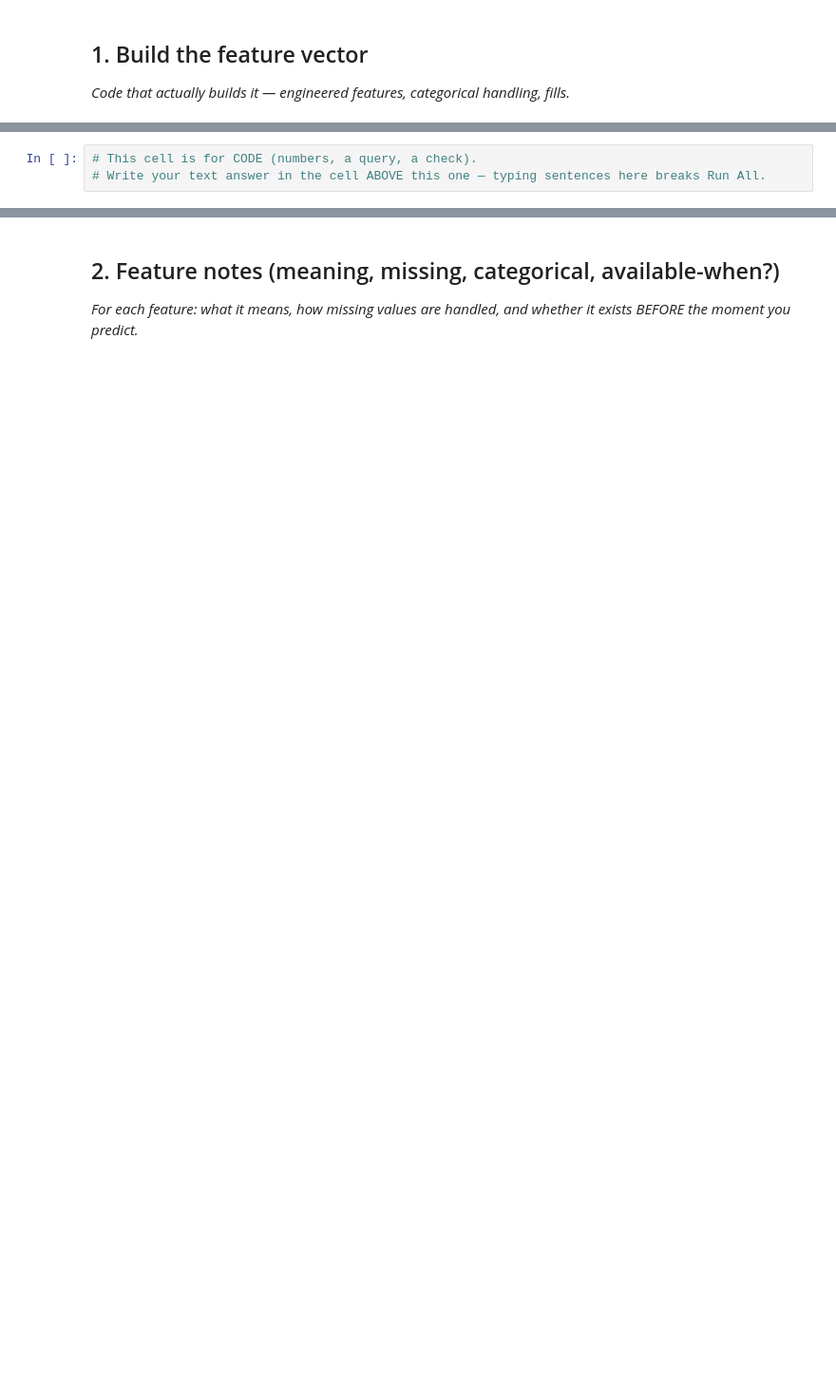
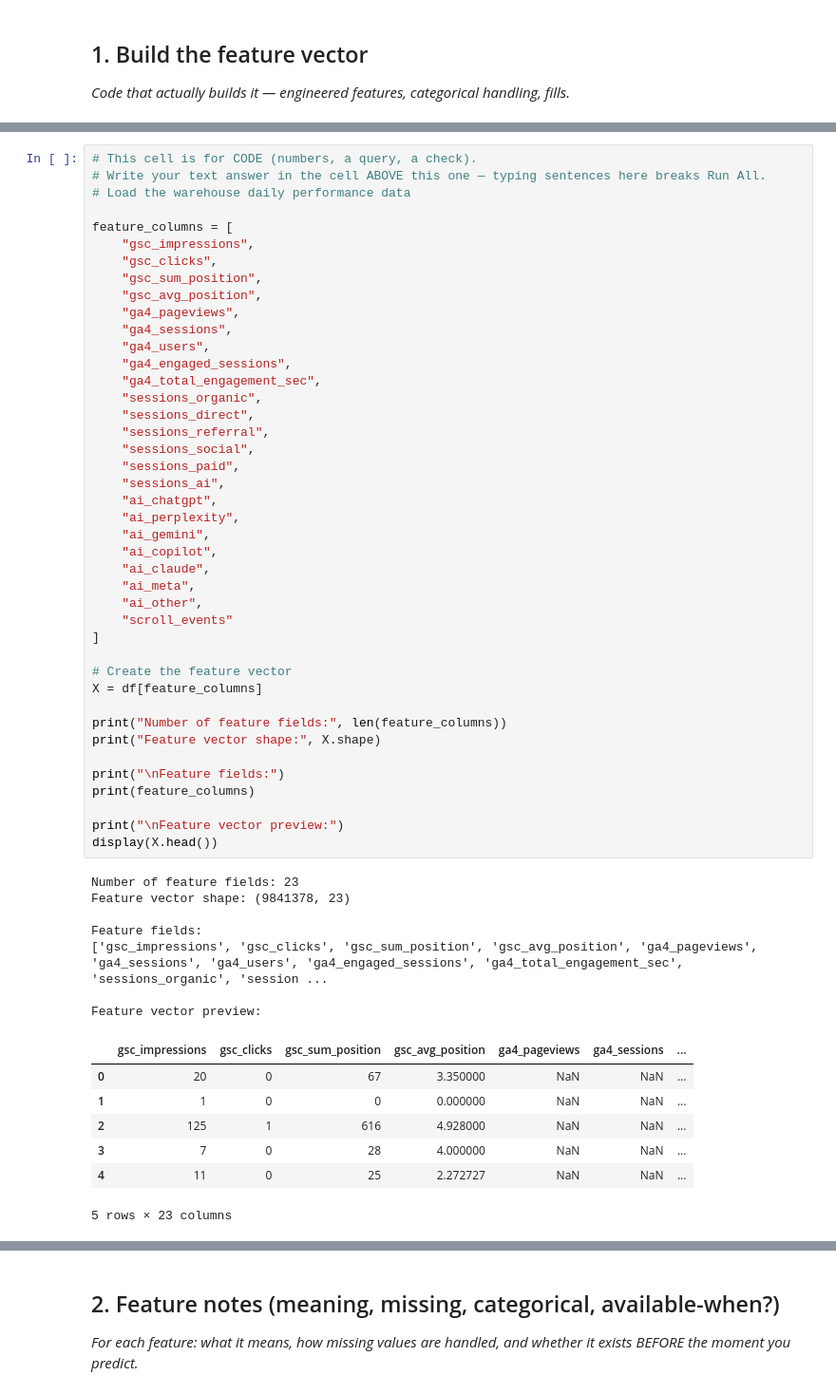
Before and after one commit to itsayeshaqamar/flyrank-mlinternship-ayesha, a Jupyter notebook: work/notebooks/w03_feature_leakage_check.ipynb, the cells around one changed output, grey strips where cells are left out. Shown at 95% size. Saved outputs shown, nothing was run; the diff lists cells and outputs as text; blank space fills up the shorter version.

```diff
--- a/work/notebooks/w03_feature_leakage_check.ipynb
+++ b/work/notebooks/w03_feature_leakage_check.ipynb
@@ -13,3 +55,57 @@ This skeleton is yours to fill. Work the sections **in order** — each one has
 # %%
 # This cell is for CODE (numbers, a query, a check).
 # Write your text answer in the cell ABOVE this one — typing sentences here breaks Run All.
+# Load the warehouse daily performance data
+
+feature_columns = [
+    "gsc_impressions",
+    "gsc_clicks",
+    "gsc_sum_position",
+    "gsc_avg_position",
+    "ga4_pageviews",
+    "ga4_sessions",
+    "ga4_users",
+    "ga4_engaged_sessions",
+    "ga4_total_engagement_sec",
+    "sessions_organic",
+    "sessions_direct",
+    "sessions_referral",
+    "sessions_social",
+    "sessions_paid",
+    "sessions_ai",
+    "ai_chatgpt",
+    "ai_perplexity",
+    "ai_gemini",
+    "ai_copilot",
+    "ai_claude",
+    "ai_meta",
+    "ai_other",
+    "scroll_events"
+]
+
+# Create the feature vector
+X = df[feature_columns]
+
+print("Number of feature fields:", len(feature_columns))
+print("Feature vector shape:", X.shape)
+
+print("\nFeature fields:")
+print(feature_columns)
+
+print("\nFeature vector preview:")
+display(X.head())
+# %% [output]
+Number of feature fields: 23
+Feature vector shape: (9841378, 23)
+
+Feature fields:
+['gsc_impressions', 'gsc_clicks', 'gsc_sum_position', 'gsc_avg_position', 'ga4_pageviews', 'ga4_sessions', 'ga4_users', 'ga4_engaged_sessions', 'ga4_total_engagement_sec', 'sessions_organic', 'session ...
+
+Feature vector preview:
+|  | gsc_impressions | gsc_clicks | gsc_sum_position | gsc_avg_position | ga4_pageviews | ga4_sessions | ... |
+| 0 | 20 | 0 | 67 | 3.350000 | NaN | NaN | ... |
+| 1 | 1 | 0 | 0 | 0.000000 | NaN | NaN | ... |
+| 2 | 125 | 1 | 616 | 4.928000 | NaN | NaN | ... |
+| 3 | 7 | 0 | 28 | 4.000000 | NaN | NaN | ... |
+| 4 | 11 | 0 | 25 | 2.272727 | NaN | NaN | ... |
+5 rows × 23 columns
```
Also changed, not shown: parts of 10 cells of this notebook.
